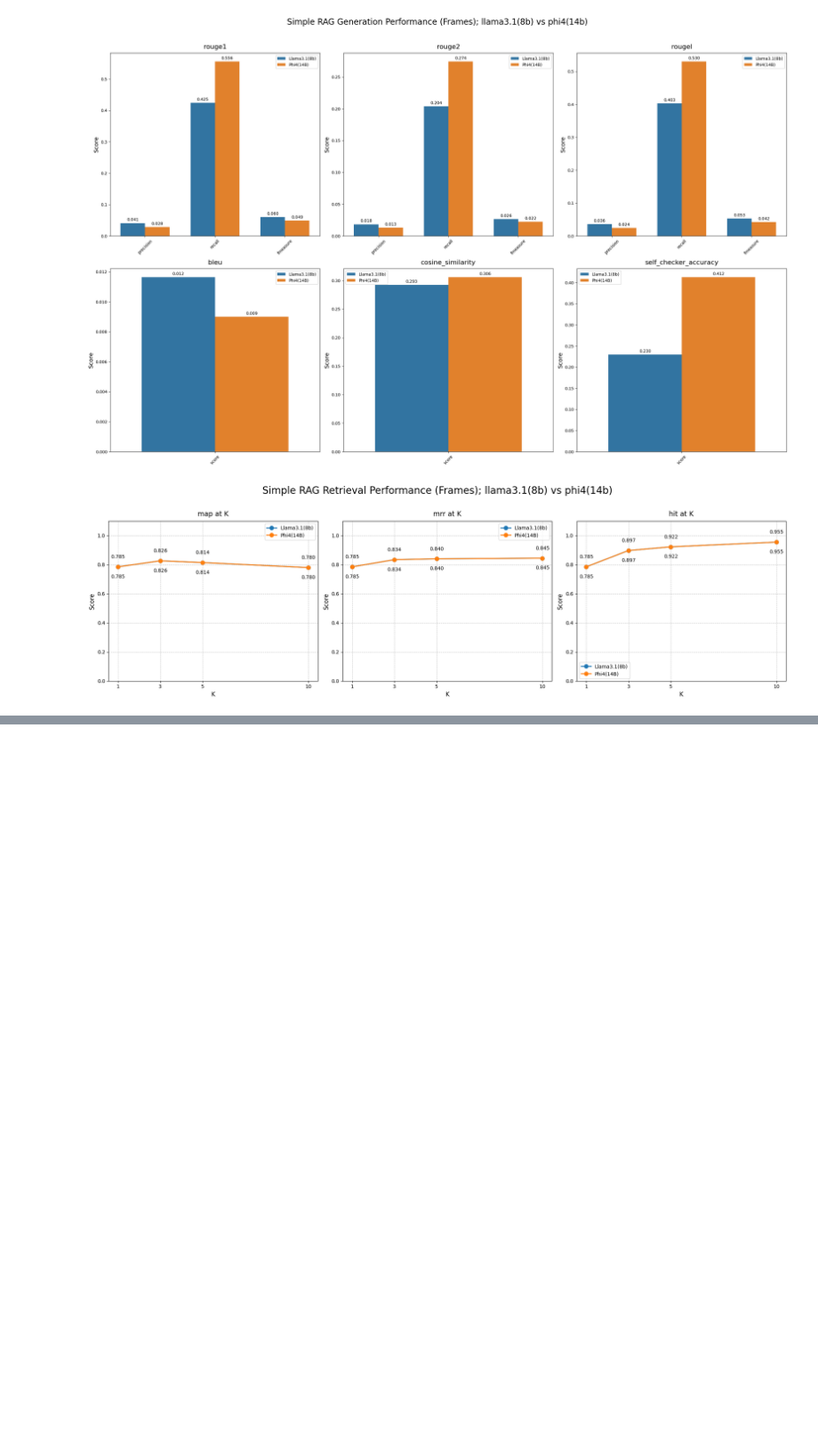
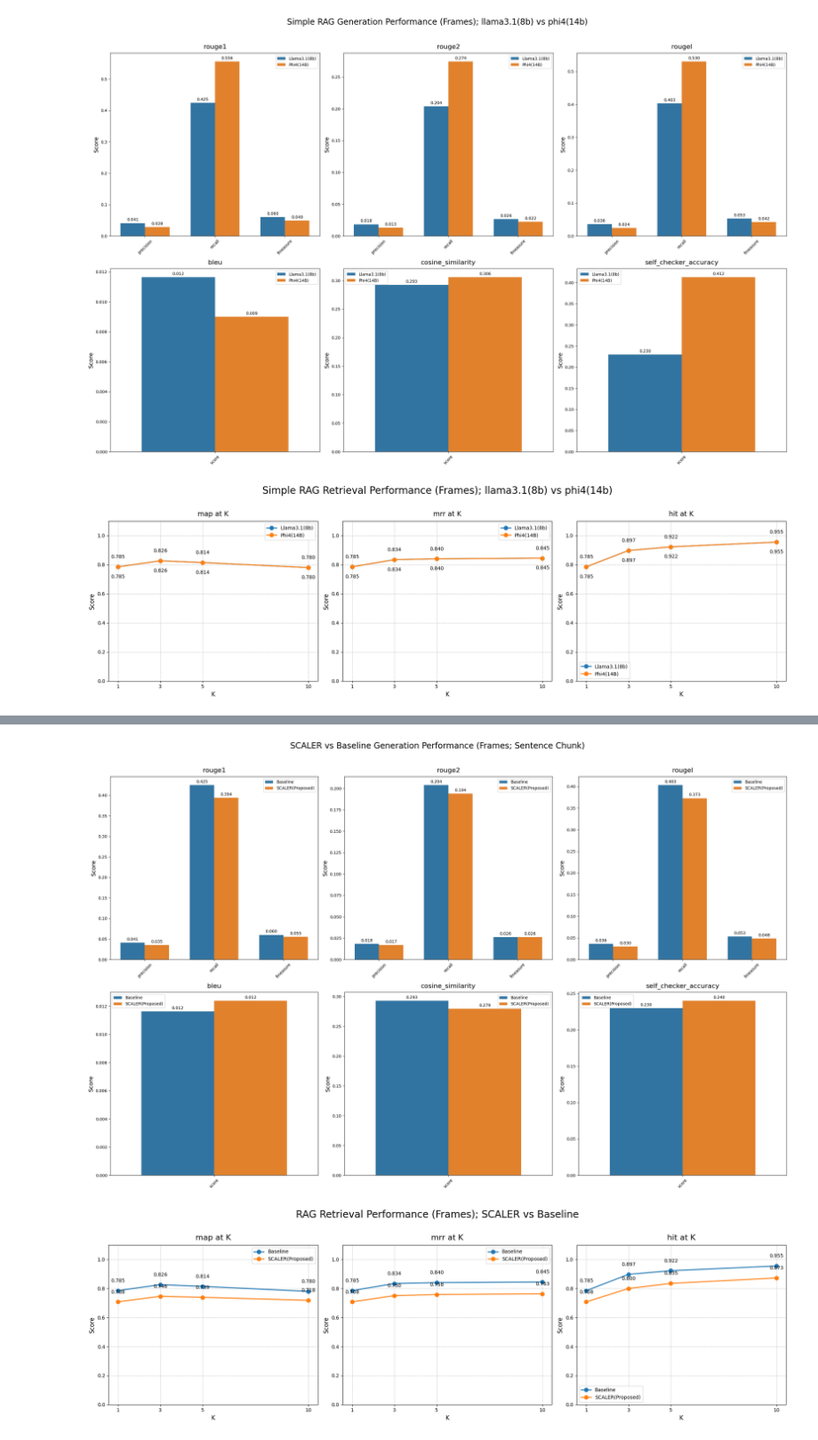
Before and after one commit to RanArino/BDC800-Capstone, a Jupyter notebook: core/evaluation/viz/viz_results.ipynb, the cells around one changed output, grey strips where cells are left out. Shown at 89% size. Cells and saved outputs as stored; diff of their text form; code cells hidden in the pictures; blank space fills up the shorter version.

```diff
--- a/core/evaluation/viz/viz_results.ipynb
+++ b/core/evaluation/viz/viz_results.ipynb
@@ -92,0 +155,25 @@ visualize_retrieval_metrics(
+# %%
+# Inter-Document (Sentence Chunk): SCALER vs Baseline
+
+file_paths = [
+    "../../../experiments/metrics/simple_rag_01_04-20250311-032352.json",
+    "../../../experiments/metrics/scaler_rag_01_04-20250313-222602.json"
+]
+
+# Generation
+visualize_generation_metrics(
+    file_paths,
+    ['Baseline', 'SCALER(Proposed)'],
+    "SCALER vs Baseline Generation Performance (Frames; Sentence Chunk)",
+    show_errors=False
+)
+
+# Retrieval
+visualize_retrieval_metrics(
+    file_paths,
+    ['Baseline', 'SCALER(Proposed)'],
+    "RAG Retrieval Performance (Frames); SCALER vs Baseline"
+)
+# %% [output]
+[figure, added]
+[figure, added]
```
Also changed, not shown: parts of 4 cells of this notebook.
